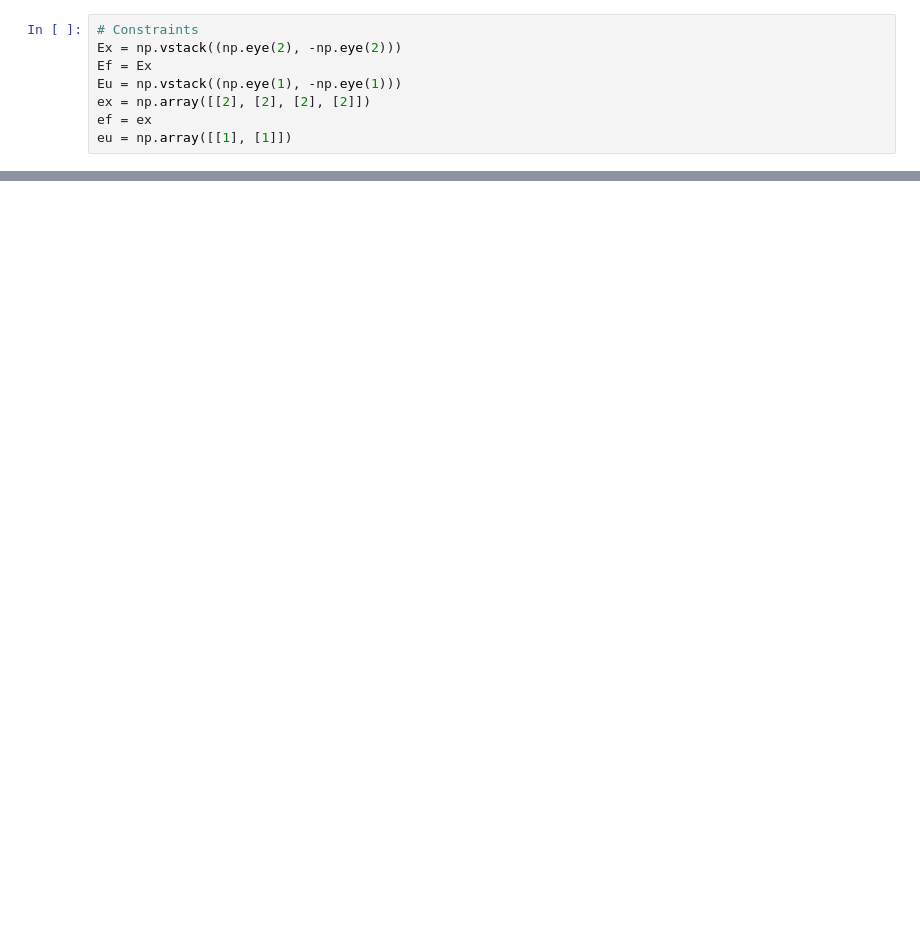
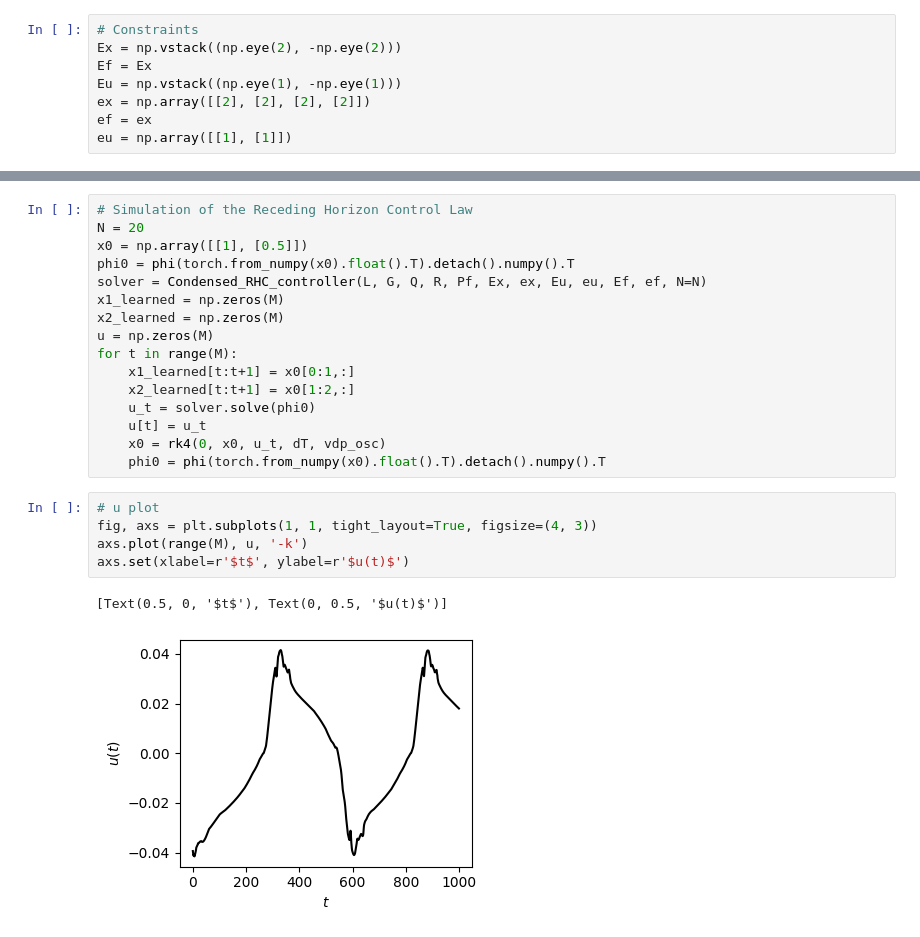
Before and after one commit to AlbertoZaupa/numerical_experiments, a Jupyter notebook: KoopMPC/VdP_osc_example.ipynb, the cells around one changed output, grey strips where cells are left out. Cells and saved outputs as stored; diff of their text form; blank space fills up the shorter version.

```diff
--- a/KoopMPC/VdP_osc_example.ipynb
+++ b/KoopMPC/VdP_osc_example.ipynb
@@ -60,0 +76,24 @@ axs.set(xlabel=r'$x_1(t)$', ylabel=r'$x_2(t)$')
+# %%
+# Simulation of the Receding Horizon Control Law
+N = 20
+x0 = np.array([[1], [0.5]])
+phi0 = phi(torch.from_numpy(x0).float().T).detach().numpy().T
+solver = Condensed_RHC_controller(L, G, Q, R, Pf, Ex, ex, Eu, eu, Ef, ef, N=N)
+x1_learned = np.zeros(M)
+x2_learned = np.zeros(M)
+u = np.zeros(M)
+for t in range(M):
+    x1_learned[t:t+1] = x0[0:1,:]
+    x2_learned[t:t+1] = x0[1:2,:]
+    u_t = solver.solve(phi0)
+    u[t] = u_t
+    x0 = rk4(0, x0, u_t, dT, vdp_osc)
+    phi0 = phi(torch.from_numpy(x0).float().T).detach().numpy().T
+# %%
+# u plot
+fig, axs = plt.subplots(1, 1, tight_layout=True, figsize=(4, 3))
+axs.plot(range(M), u, '-k')
+axs.set(xlabel=r'$t$', ylabel=r'$u(t)$')
+# %% [output]
+[Text(0.5, 0, '$t$'), Text(0, 0.5, '$u(t)$')]
+[figure, added]
```
Also changed, not shown: parts of 14 cells of this notebook, 8 other files.
